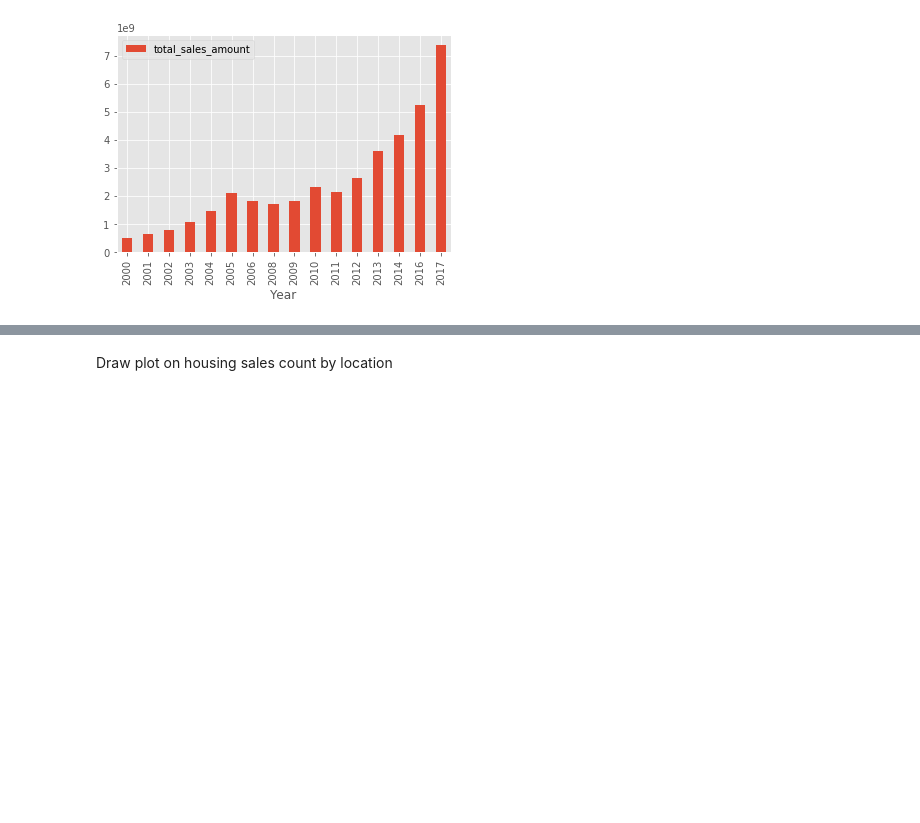
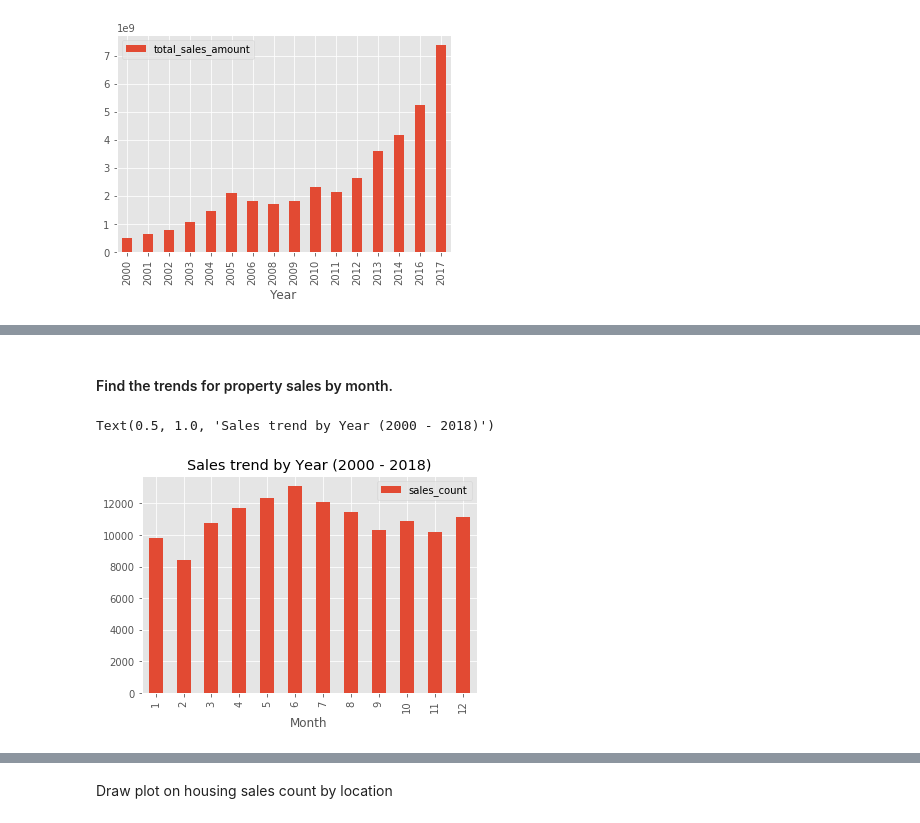
Before and after one commit to elieric/is843, a Jupyter notebook: assignment_1.ipynb, the cells around one changed output, grey strips where cells are left out. Cells and saved outputs as stored; diff of their text form; code cells hidden in the pictures; blank space fills up the shorter version.

```diff
--- a/assignment_1.ipynb
+++ b/assignment_1.ipynb
@@ -397,3 +409,10 @@ df1[["total_sales_amount" ]].plot.bar().invert_xaxis()
 [figure]
 [figure]
 [figure]
+# %%
+sales_for_each_month = df.groupBy(F.month("SALEDATE").alias("Month"))\
+                        .agg(F.count("ID").alias("sales_count"),F.avg("PRICE").alias("avg_price"))\
+                        .where(F.col("Month") <= 12)\
+                        .where(F.col("Month") >= 1)\
+                        .orderBy(F.asc("Month"))
+sales_for_each_month.show()
@@ -399,0 +436,11 @@ df1[["total_sales_amount" ]].plot.bar().invert_xaxis()
+# %% [markdown]
+#### Find the trends for property sales by month.
+# %%
+py_dc_data3 = sales_for_each_month.toPandas()
+py_dc_data3.head()
+df3 = py_dc_data3.set_index('Month')
+df3[["sales_count"]].plot.bar()
+plt.title('Sales trend by Year (2000 - 2018)')
+# %% [output]
+Text(0.5, 1.0, 'Sales trend by Year (2000 - 2018)')
+[figure, added]
```
Also changed, not shown: parts of 40 cells of this notebook.
